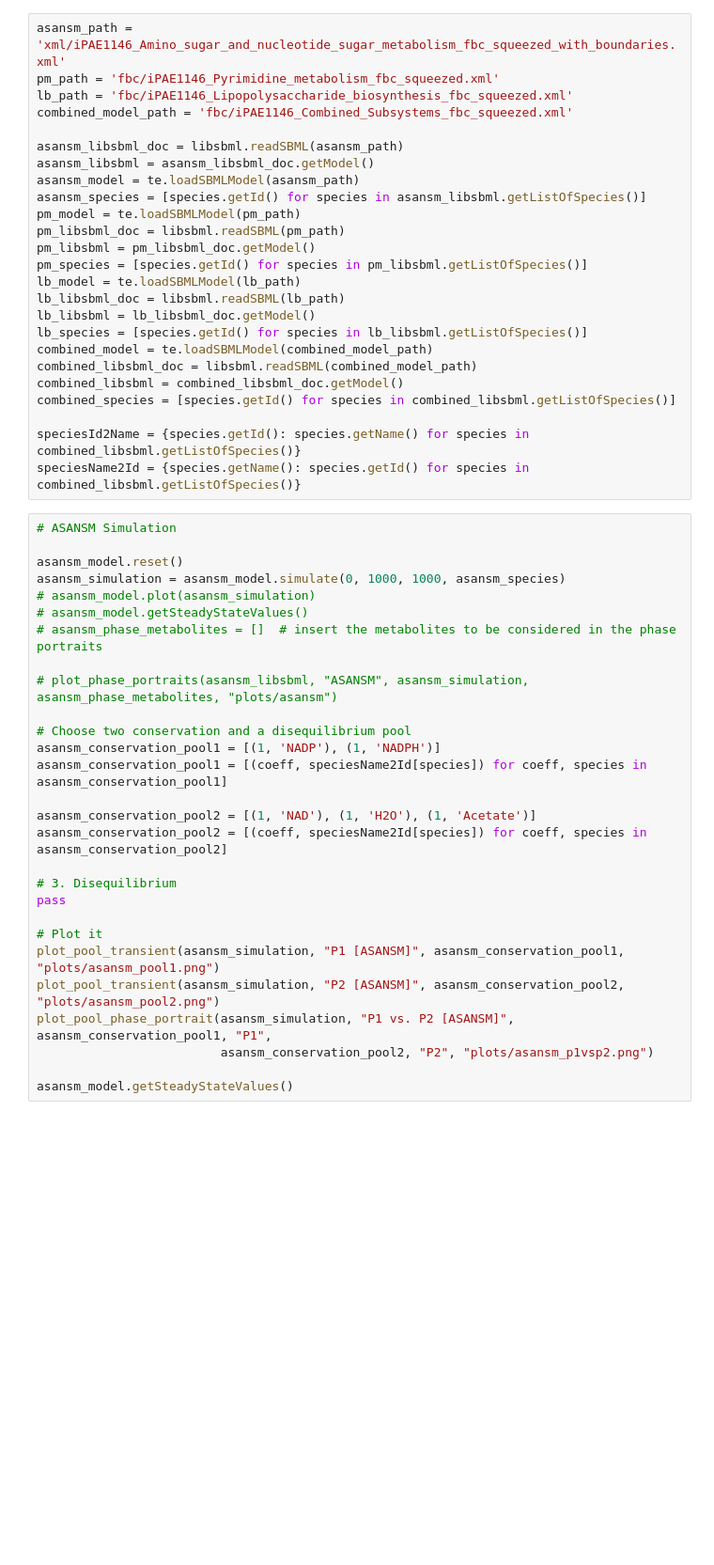
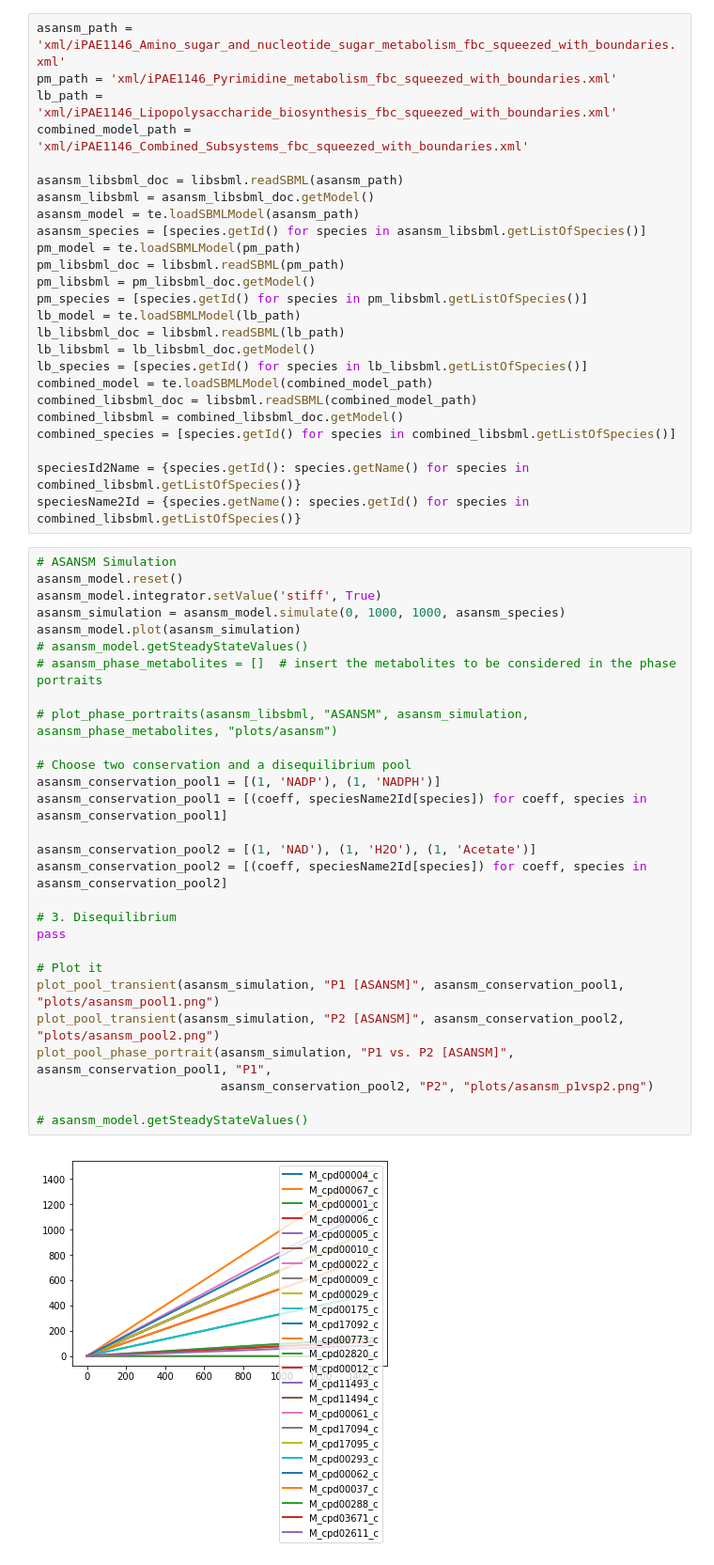
Before and after one commit to jmueller95/SystemsBiology2019, a Jupyter notebook: simulation.ipynb, the cells around one changed output. Shown: that part at 94% size. Cells and saved outputs as stored; diff of their text form; blank space fills up the shorter version.

Commit message:
Changed code for boundary metabolites to correctly define exchange reactions and compute boundary species for the combined model

```diff
--- a/simulation.ipynb
+++ b/simulation.ipynb
@@ -89,9 +89,9 @@ def plot_tiled_phase_portraits(model, simulation, components_list, outpath, isRe
     plt.show()
 # %%
 asansm_path = 'xml/iPAE1146_Amino_sugar_and_nucleotide_sugar_metabolism_fbc_squeezed_with_boundaries.xml'
-pm_path = 'fbc/iPAE1146_Pyrimidine_metabolism_fbc_squeezed.xml'
-lb_path = 'fbc/iPAE1146_Lipopolysaccharide_biosynthesis_fbc_squeezed.xml'
-combined_model_path = 'fbc/iPAE1146_Combined_Subsystems_fbc_squeezed.xml'
+pm_path = 'xml/iPAE1146_Pyrimidine_metabolism_fbc_squeezed_with_boundaries.xml'
+lb_path = 'xml/iPAE1146_Lipopolysaccharide_biosynthesis_fbc_squeezed_with_boundaries.xml'
+combined_model_path = 'xml/iPAE1146_Combined_Subsystems_fbc_squeezed_with_boundaries.xml'
 
 asansm_libsbml_doc = libsbml.readSBML(asansm_path)
 asansm_libsbml = asansm_libsbml_doc.getModel()
@@ -114,29 +114,31 @@ speciesId2Name = {species.getId(): species.getName() for species in combined_lib
 speciesName2Id = {species.getName(): species.getId() for species in combined_libsbml.getListOfSpecies()}
 # %%
 # ASANSM Simulation
-
 asansm_model.reset()
+asansm_model.integrator.setValue('stiff', True)
 asansm_simulation = asansm_model.simulate(0, 1000, 1000, asansm_species)
-# asansm_model.plot(asansm_simulation)
+asansm_model.plot(asansm_simulation)
 # asansm_model.getSteadyStateValues()
 # asansm_phase_metabolites = []  # insert the metabolites to be considered in the phase portraits
 
 # plot_phase_portraits(asansm_libsbml, "ASANSM", asansm_simulation, asansm_phase_metabolites, "plots/asansm")
 
 # Choose two conservation and a disequilibrium pool
 asansm_conservation_pool1 = [(1, 'NADP'), (1, 'NADPH')]
 asansm_conservation_pool1 = [(coeff, speciesName2Id[species]) for coeff, species in asansm_conservation_pool1]
 
 asansm_conservation_pool2 = [(1, 'NAD'), (1, 'H2O'), (1, 'Acetate')]
 asansm_conservation_pool2 = [(coeff, speciesName2Id[species]) for coeff, species in asansm_conservation_pool2]
 
 # 3. Disequilibrium
 pass
 
 # Plot it
 plot_pool_transient(asansm_simulation, "P1 [ASANSM]", asansm_conservation_pool1, "plots/asansm_pool1.png")
 plot_pool_transient(asansm_simulation, "P2 [ASANSM]", asansm_conservation_pool2, "plots/asansm_pool2.png")
 plot_pool_phase_portrait(asansm_simulation, "P1 vs. P2 [ASANSM]", asansm_conservation_pool1, "P1",
                          asansm_conservation_pool2, "P2", "plots/asansm_p1vsp2.png")
 
-asansm_model.getSteadyStateValues()
+# asansm_model.getSteadyStateValues()
+# %% [output]
+[figure, added]
```
Also changed, not shown: parts of 4 cells of this notebook, 5 other files.
